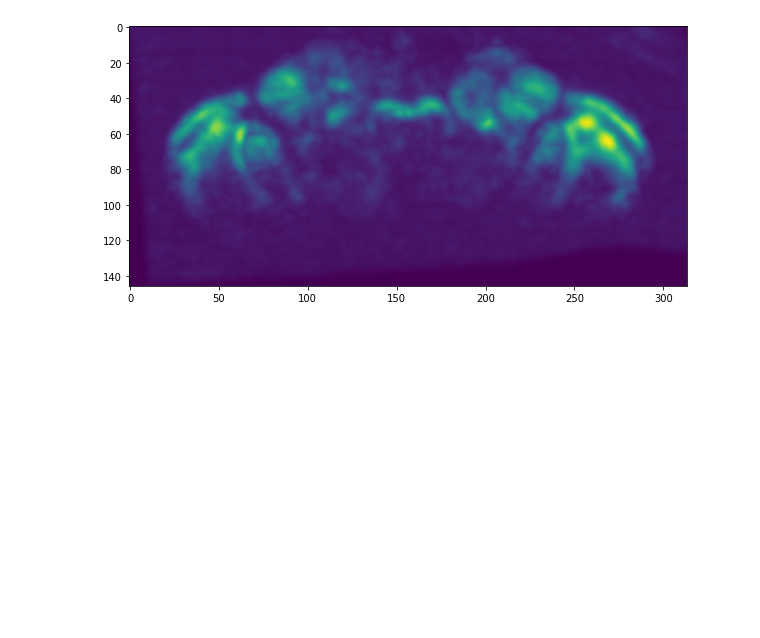
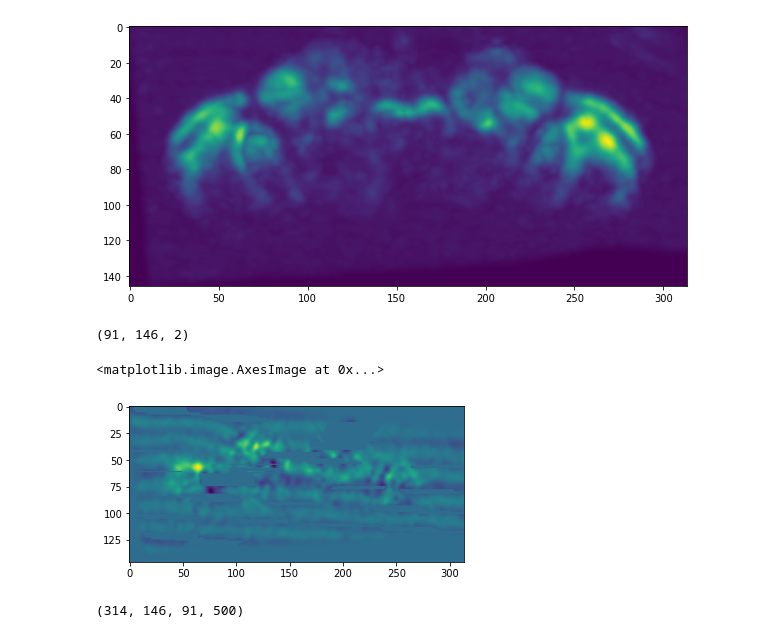
Before and after one commit to ClandininLab/brainsss, a Jupyter notebook: notebooks/20241210_background_sub.ipynb, the cells around one changed output. Drawn from its saved outputs; the diff is of its cells as text; code cells hidden in the pictures; blank space fills up the shorter version.

```diff
--- a/notebooks/20241210_background_sub.ipynb
+++ b/notebooks/20241210_background_sub.ipynb
@@ -217,3 +203,33 @@ plt.imshow(np.max(dff[:,:,20,:],axis=-1).T)
 [figure]
 [figure]
 [figure]
+# %%
+half_wid=25
+wid=2*half_wid
+kernel = np.ones(wid)/wid
+template = np.mean(dff, axis=-1)
+template = np.moveaxis(template, (0, 2), (2, 0))
+bg_ind = []
+for patch in template:
+    bg_ind_tmp = []
+    for line in patch:
+        tmp = np.convolve(line, kernel, 'valid')
+        bg_center = np.argmin(tmp) + half_wid
+        bg_ind_tmp.append([bg_center-half_wid, bg_center+half_wid])
+    bg_ind.append(bg_ind_tmp)
+# %%
+np.shape(bg_ind)
+# %% [output]
+(91, 146, 2)
+# %%
+show_bg = np.mean(dff, axis=-1)
+mv = np.round(np.max(show_bg))
+show_bg = np.moveaxis(show_bg, (0, 2), (2, 0))
+for i in range(show_bg.shape[0]):
+    for j in range(show_bg.shape[1]):
+        show_bg[i, j, bg_ind[i][j][0]:bg_ind[i][j][1]] = mv
+# %%
+plt.imshow(show_bg[10,...])
+# %% [output]
+<matplotlib.image.AxesImage at 0x...>
+[figure, added]
@@ -220,3 +247,7 @@ plt.imshow(np.max(dff[:,:,20,:],axis=-1).T)
+# %%
+np.shape(out)
+# %% [output]
+(314, 146, 91, 500)
 # %%
 class BgRemover3D:
     def __init__(self, img_path, save_path, half_wid=25):
```
Also changed, not shown: parts of 11 cells of this notebook, 1 other file.
